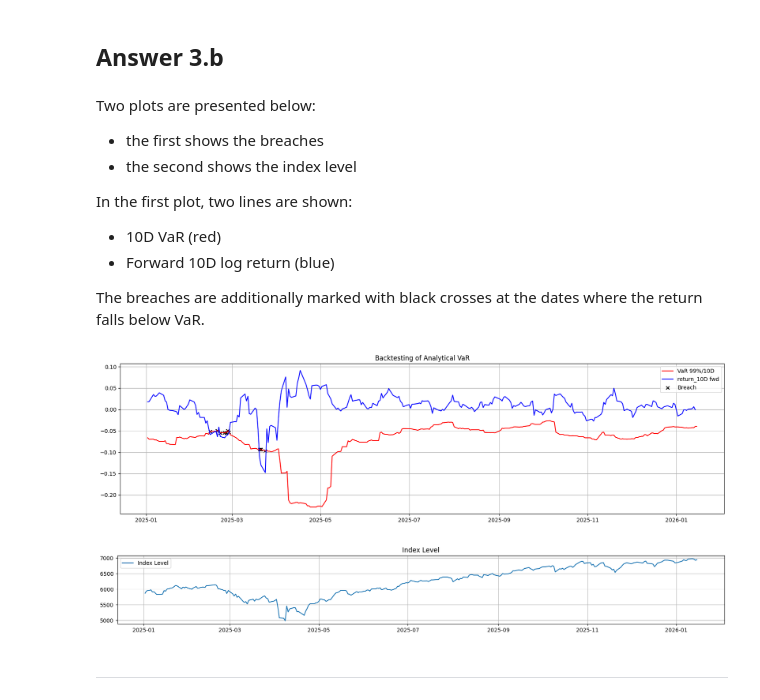
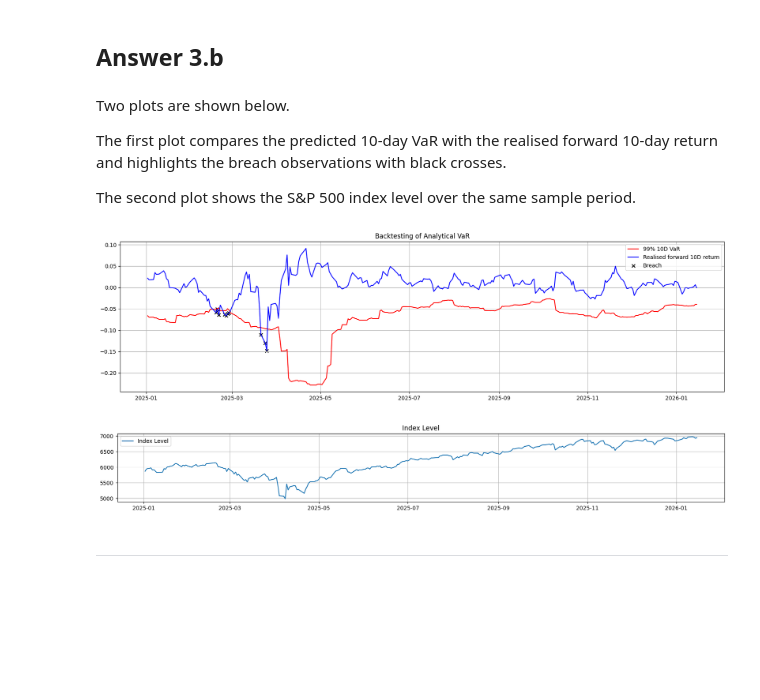
Before and after one commit to xption/CQFLearning, a Jupyter notebook: Exam1/3.ipynb, the cells around one changed output. Drawn from its saved outputs; the diff is of its cells as text; code cells hidden in the pictures; blank space fills up the shorter version.

```diff
--- a/Exam1/3.ipynb
+++ b/Exam1/3.ipynb
@@ -81,5 +85,5 @@ Compute the forward 10D log-return.
 # %%
-data['Forward10dReturn'] = np.log(data['^GSPC'].shift(-11)) - np.log(data['^GSPC'].shift(-1))
+data['Forward10dReturn'] = np.log(data['^GSPC'].shift(-10) / data['^GSPC'])
 data
 # %% [output]
 |  | ^GSPC | ^NDX | LogReturn | Forward10dReturn |
@@ -142,8 +146,9 @@ Restrict the sample to the period from 2025-01-01 to 2026-01-15.
 # %%
-data = data.loc['2025-01-01':'2026-01-15']
-total_count = data.shape[0]
+data = data.loc['2025-01-01':'2026-01-15'].copy()
+backtest_data = data.dropna(subset=['VaR', 'Forward10dReturn']).copy()
+total_count = backtest_data.shape[0]
 print(f'Total count of observations: {total_count}')
-data
+backtest_data
 # %% [output]
 Total count of observations: 260
 |  | ^GSPC | ^NDX | LogReturn | Forward10dReturn | SD | VaR | Breach |
@@ -165,5 +170,5 @@ Extract the rows corresponding to breaches.
 # %%
-data_breach = data[data['Breach'] == 1]
+data_breach = backtest_data[backtest_data['Breach'] == 1]
 breach_count = data_breach.shape[0]
 print(f'Count of breaches: {breach_count}')
 data_breach
@@ -192,38 +197,34 @@ Accordingly, the sample contains 10 VaR breaches, corresponding to 3.85% of the
 # %% [markdown]
 ## Answer 3.b
 # %% [markdown]
-Two plots are presented below:
-- the first shows the breaches
-- the second shows the index level
+Two plots are shown below.
 
-In the first plot, two lines are shown:
-- 10D VaR (red)
-- Forward 10D log return (blue)
+The first plot compares the predicted 10-day VaR with the realised forward 10-day return and highlights the breach observations with black crosses.
 
-The breaches are additionally marked with black crosses at the dates where the return falls below VaR.
+The second plot shows the S&P 500 index level over the same sample period.
 # %%
 # Figure 1
 plt.title('Backtesting of Analytical VaR')
 fig_size = plt.rcParams["figure.figsize"]
 fig_size[0] = 20
 fig_size[1] = 5
 plt.rcParams["figure.figsize"] = fig_size
 varPlt, = plt.plot(data.index, data['VaR'], color='RED')
 r10dplt, = plt.plot(data.index, data['Forward10dReturn'], color='BLUE')
-varBreachPlt = plt.scatter(data_breach.index, data_breach['VaR'], color='BLACK', marker='x')
-plt.legend(["VaR 99%/10D","return_10D fwd","Breach"])
+varBreachPlt = plt.scatter(data_breach.index, data_breach['Forward10dReturn'], color='BLACK', marker='x')
+plt.legend(["99% 10D VaR", "Realised forward 10D return", "Breach"])
 plt.grid()
 
 # Figure 2
 fig = plt.figure()
 ax1 = fig.add_subplot(211)
 ax1.set_title('Index Level')
 ax1.plot(data.index, data['^GSPC'])
 ax1.legend(["Index Level"])
 ax1.grid()
 plt.show()
 # %% [output]
-[figure, old version]
+[figure, new version]
 [figure]
 # %% [markdown]
 ---
```
Also changed, not shown: parts of 12 cells of this notebook, 3 other files.
